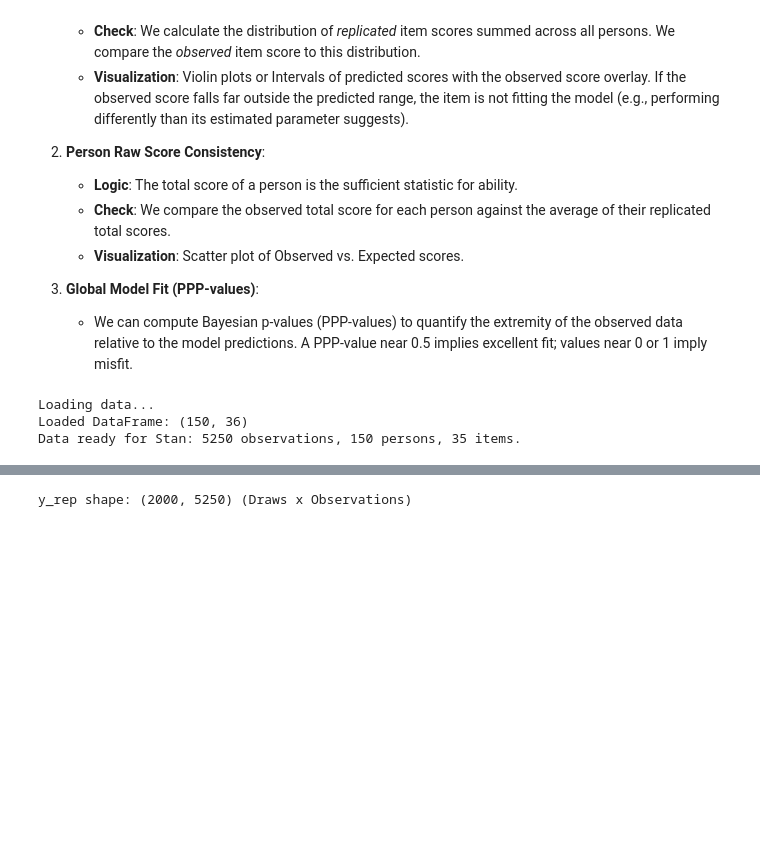
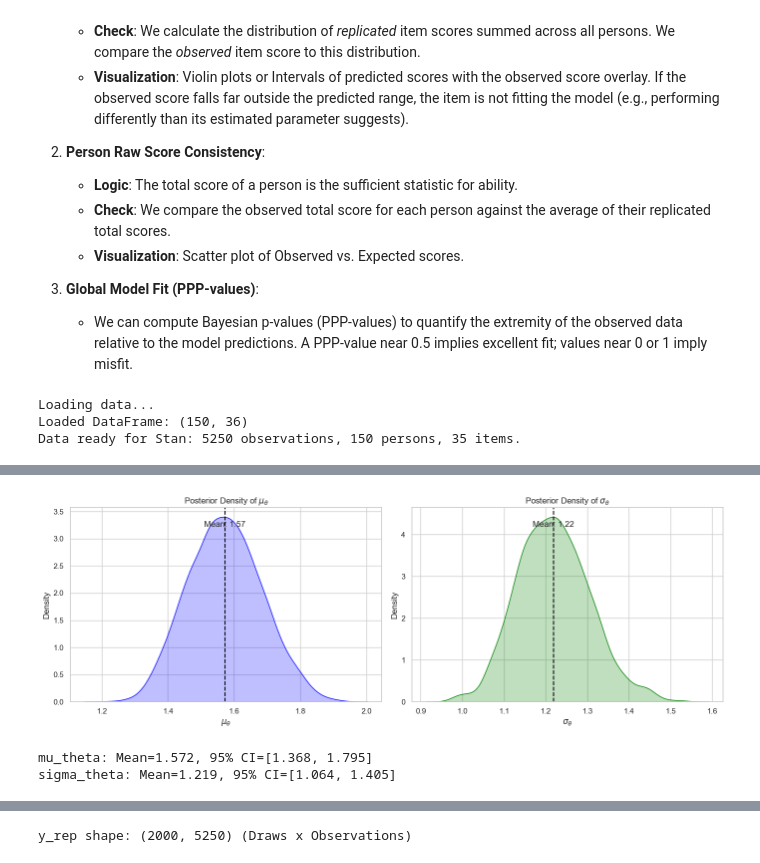
Before and after one commit to yongduek/RaschModeling, a Jupyter notebook: rasch_bayesian_visuals.ipynb, the cells around one changed output, grey strips where cells are left out. Saved outputs shown, nothing was run; the diff lists cells and outputs as text; code cells hidden in the pictures; blank space fills up the shorter version.

```diff
--- a/rasch_bayesian_visuals.ipynb
+++ b/rasch_bayesian_visuals.ipynb
@@ -114,0 +113,37 @@ Sampling complete.
+# %%
+# 3.1. Check Hyperparameters (mu_theta, sigma_theta)
+# The Stan code likely defines mu_theta and sigma_theta as the prior used for person abilities 'theta'
+# theta ~ normal(mu_theta, sigma_theta)
+
+mu_theta_samples = fit.stan_variable('mu_theta')
+sigma_theta_samples = fit.stan_variable('sigma_theta')
+
+fig, axes = plt.subplots(1, 2, figsize=(14, 5))
+
+# Plot mu_theta
+sns.kdeplot(mu_theta_samples, fill=True, color='blue', ax=axes[0])
+axes[0].set_title(r'Posterior Density of $\mu_\theta$')
+axes[0].set_xlabel(r'$\mu_\theta$')
+axes[0].set_ylabel('Density')
+axes[0].axvline(np.mean(mu_theta_samples), color='black', linestyle='--')
+axes[0].text(np.mean(mu_theta_samples), axes[0].get_ylim()[1]*0.9,
+             f'Mean: {np.mean(mu_theta_samples):.2f}', horizontalalignment='center')
+
+# Plot sigma_theta
+sns.kdeplot(sigma_theta_samples, fill=True, color='green', ax=axes[1])
+axes[1].set_title(r'Posterior Density of $\sigma_\theta$')
+axes[1].set_xlabel(r'$\sigma_\theta$')
+axes[1].set_ylabel('Density')
+axes[1].axvline(np.mean(sigma_theta_samples), color='black', linestyle='--')
+axes[1].text(np.mean(sigma_theta_samples), axes[1].get_ylim()[1]*0.9,
+             f'Mean: {np.mean(sigma_theta_samples):.2f}', horizontalalignment='center')
+
+plt.tight_layout()
+plt.show()
+
+print(f"mu_theta: Mean={np.mean(mu_theta_samples):.3f}, 95% CI=[{np.percentile(mu_theta_samples, 2.5):.3f}, {np.percentile(mu_theta_samples, 97.5):.3f}]")
+print(f"sigma_theta: Mean={np.mean(sigma_theta_samples):.3f}, 95% CI=[{np.percentile(sigma_theta_samples, 2.5):.3f}, {np.percentile(sigma_theta_samples, 97.5):.3f}]")
+# %% [output]
+[figure, added]
+mu_theta: Mean=1.572, 95% CI=[1.368, 1.795]
+sigma_theta: Mean=1.219, 95% CI=[1.064, 1.405]
```
Also changed, not shown: parts of 7 cells of this notebook, 3 other files.
